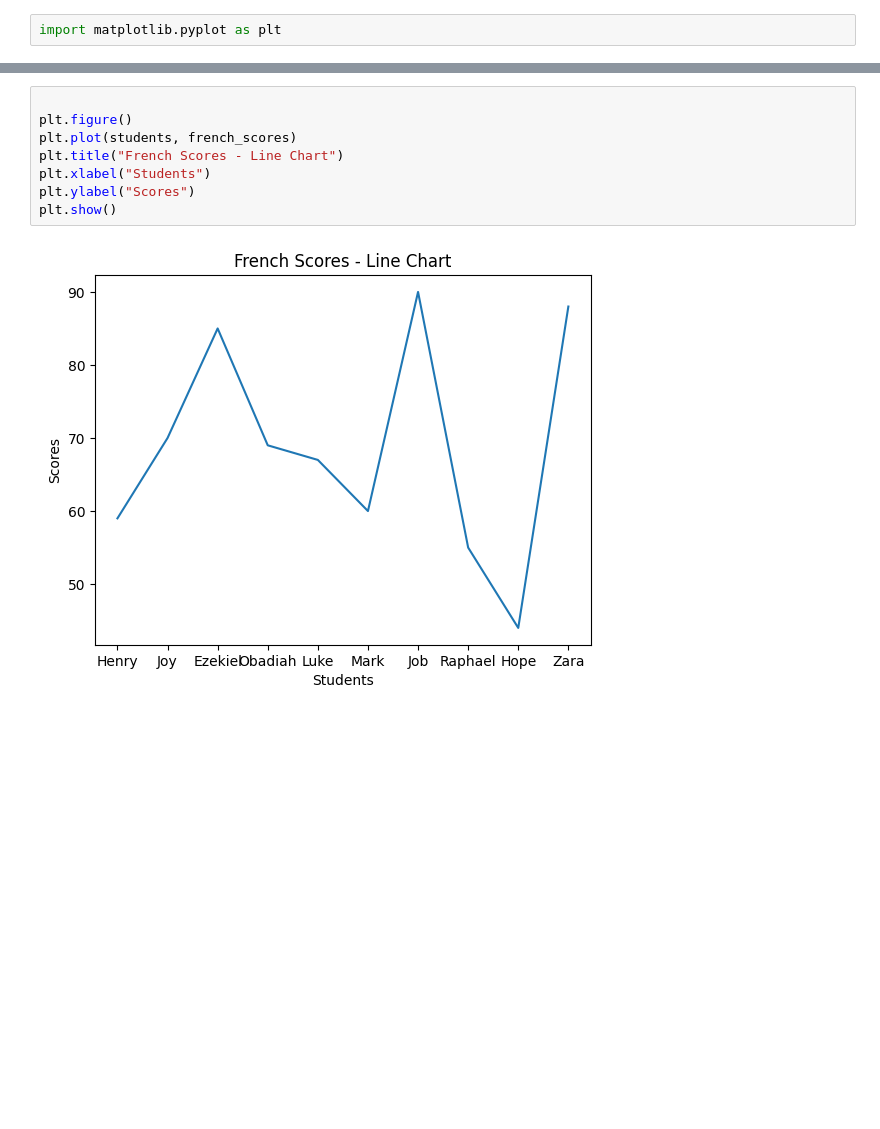
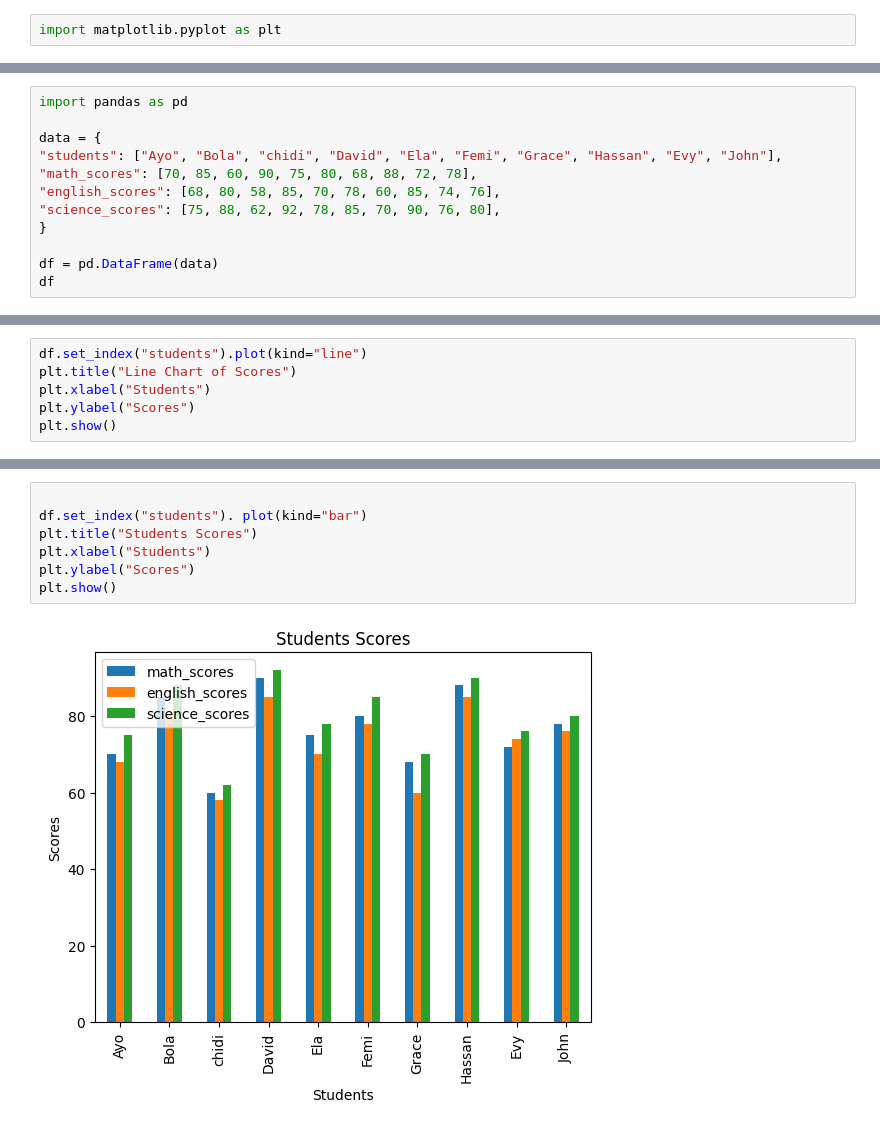
Before and after one commit to yenlensarnaan/DTS-103, a Jupyter notebook: WEEK_7_Basic_Charts.ipynb, the cells around one changed output, grey strips where cells are left out. Drawn from its saved outputs; the diff is of its cells as text; blank space fills up the shorter version.

```diff
--- a/WEEK_7_Basic_Charts.ipynb
+++ b/WEEK_7_Basic_Charts.ipynb
@@ -20,0 +15,12 @@ economics_scores = [60, 70, 80, 90, 50, 45, 77, 81, 49, 69]
+# %%
+import pandas as pd
+
+data = {
+"students": ["Ayo", "Bola", "chidi", "David", "Ela", "Femi", "Grace", "Hassan", "Evy", "John"],
+"math_scores": [70, 85, 60, 90, 75, 80, 68, 88, 72, 78],
+"english_scores": [68, 80, 58, 85, 70, 78, 60, 85, 74, 76],
+"science_scores": [75, 88, 62, 92, 78, 85, 70, 90, 76, 80],
+}
+
+df = pd.DataFrame(data)
+df
@@ -20,0 +39,6 @@ economics_scores = [60, 70, 80, 90, 50, 45, 77, 81, 49, 69]
+# %%
+df.set_index("students").plot(kind="line")
+plt.title("Line Chart of Scores")
+plt.xlabel("Students")
+plt.ylabel("Scores")
+plt.show()
@@ -21,10 +47,9 @@ economics_scores = [60, 70, 80, 90, 50, 45, 77, 81, 49, 69]
 # %%
 
-plt.figure()
-plt.plot(students, french_scores)
-plt.title("French Scores - Line Chart")
+df.set_index("students"). plot(kind="bar")
+plt.title("Students Scores")
 plt.xlabel("Students")
 plt.ylabel("Scores")
 plt.show()
 # %% [output]
-[figure, old version]
+[figure, new version]
```
Also changed, not shown: parts of 7 cells of this notebook.
